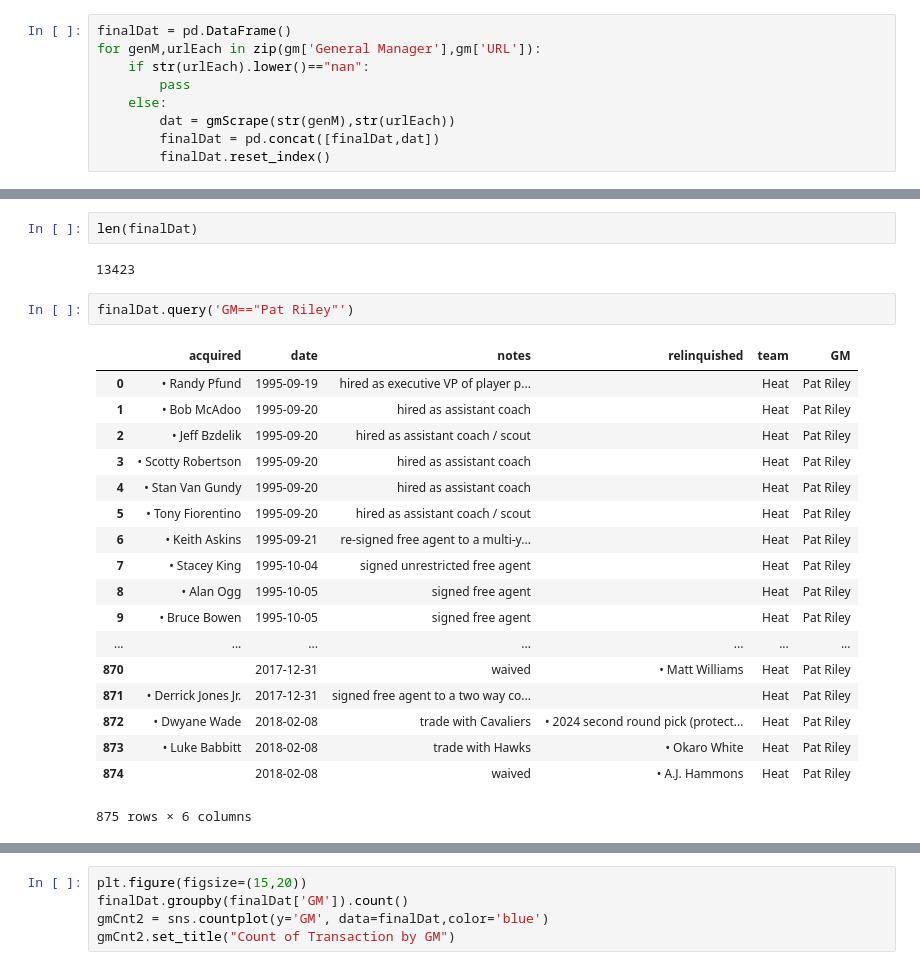
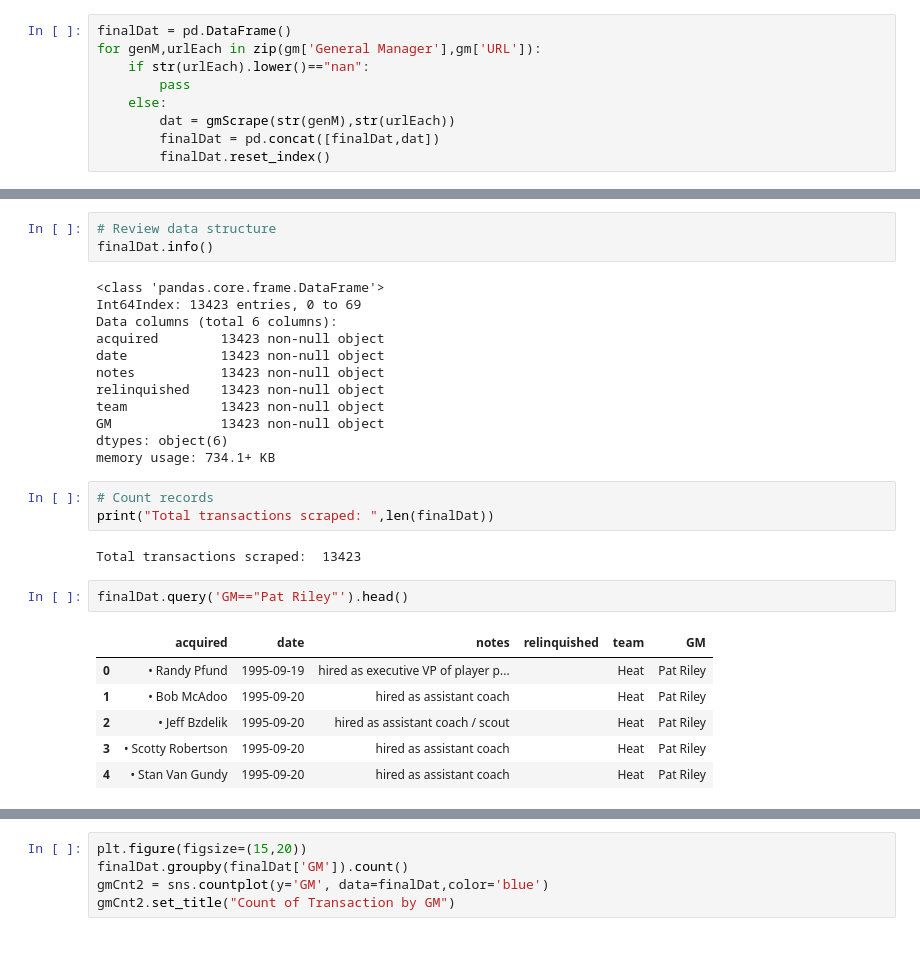
Before and after one commit to rberns28/NBA-GM-Scorer, a Jupyter notebook: ProjectV1.ipynb, the cells around one changed output, grey strips where cells are left out. Cells and saved outputs as stored; diff of their text form.

```diff
--- a/ProjectV1.ipynb
+++ b/ProjectV1.ipynb
@@ -121,25 +145,29 @@ memory usage: 734.1+ KB
-# %%
-len(finalDat)
-# %% [output]
-13423
+# %%
+# Review data structure
+finalDat.info()
+# %% [output]
+<class 'pandas.core.frame.DataFrame'>
+Int64Index: 13423 entries, 0 to 69
+Data columns (total 6 columns):
+acquired        13423 non-null object
+date            13423 non-null object
+notes           13423 non-null object
+relinquished    13423 non-null object
+team            13423 non-null object
+GM              13423 non-null object
+dtypes: object(6)
+memory usage: 734.1+ KB
+# %%
+# Count records
+print("Total transactions scraped: ",len(finalDat))
+# %% [output]
+Total transactions scraped:  13423
 # %%
-finalDat.query('GM=="Pat Riley"')
+finalDat.query('GM=="Pat Riley"').head()
 # %% [output]
 |  | acquired | date | notes | relinquished | team | GM |
 | 0 | • Randy Pfund | 1995-09-19 | hired as executive VP of player p... |  | Heat | Pat Riley |
 | 1 | • Bob McAdoo | 1995-09-20 | hired as assistant coach |  | Heat | Pat Riley |
 | 2 | • Jeff Bzdelik | 1995-09-20 | hired as assistant coach / scout |  | Heat | Pat Riley |
 | 3 | • Scotty Robertson | 1995-09-20 | hired as assistant coach |  | Heat | Pat Riley |
 | 4 | • Stan Van Gundy | 1995-09-20 | hired as assistant coach |  | Heat | Pat Riley |
-| 5 | • Tony Fiorentino | 1995-09-20 | hired as assistant coach / scout |  | Heat | Pat Riley |
-| 6 | • Keith Askins | 1995-09-21 | re-signed free agent to a multi-y... |  | Heat | Pat Riley |
-| 7 | • Stacey King | 1995-10-04 | signed unrestricted free agent |  | Heat | Pat Riley |
-| 8 | • Alan Ogg | 1995-10-05 | signed free agent |  | Heat | Pat Riley |
-| 9 | • Bruce Bowen | 1995-10-05 | signed free agent |  | Heat | Pat Riley |
-| ... | ... | ... | ... | ... | ... | ... |
-| 870 |  | 2017-12-31 | waived | • Matt Williams | Heat | Pat Riley |
-| 871 | • Derrick Jones Jr. | 2017-12-31 | signed free agent to a two way co... |  | Heat | Pat Riley |
-| 872 | • Dwyane Wade | 2018-02-08 | trade with Cavaliers | • 2024 second round pick (protect... | Heat | Pat Riley |
-| 873 | • Luke Babbitt | 2018-02-08 | trade with Hawks | • Okaro White | Heat | Pat Riley |
-| 874 |  | 2018-02-08 | waived | • A.J. Hammons | Heat | Pat Riley |
-875 rows × 6 columns
```
Also changed, not shown: parts of 222 cells of this notebook.
